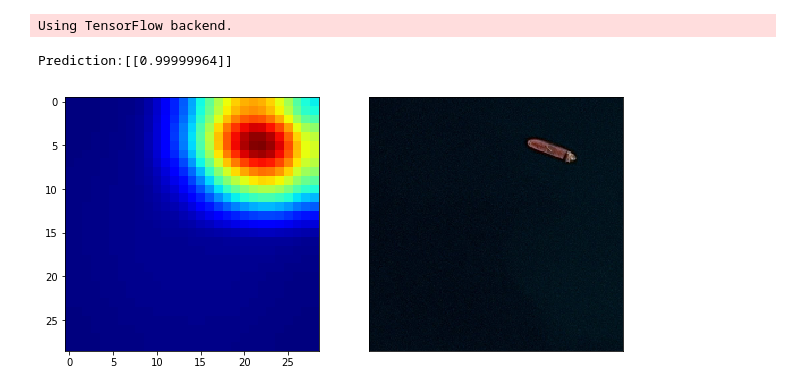
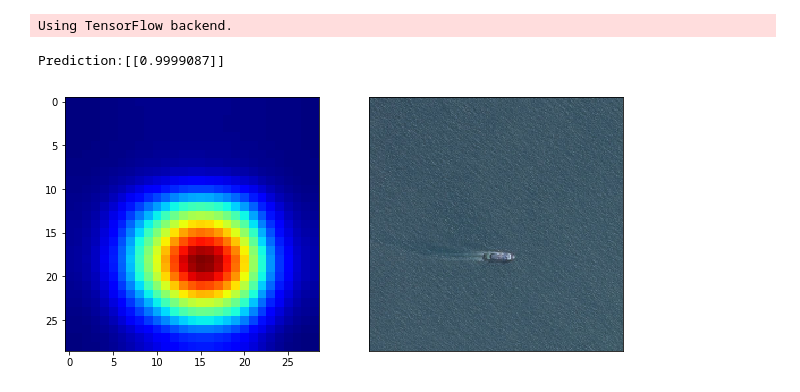
Before and after one commit to eric220/Ship_Sight, a Jupyter notebook: ship_sight.ipynb, the cells around one changed output. Cells and saved outputs as stored; diff of their text form; code cells hidden in the pictures.

```diff
--- a/ship_sight.ipynb
+++ b/ship_sight.ipynb
@@ -29,7 +29,7 @@ def get_targets():
 train_files, train_targets = get_targets()
 # %%
 def get_tensors():
-    eval_tensors = utils.paths_to_tensor(train_files[-100:]).astype('float32')/255
+    eval_tensors = utils.paths_to_tensor(train_files[:100]).astype('float32')/255
     return eval_tensors
 eval_tensors = get_tensors()
 # %%
@@ -69,22 +69,13 @@ act_model.compile(loss='categorical_crossentropy', optimizer = optimizers.SGD(lr
 # %%
 act_model.load_weights('ship_weights.hdf5')
 # %%
-
-#Precision = .85
-
-tensor_to_get = 16
-
+tensor_to_get = 1
 tensor_to_view = get_tensor(tensor_to_get)
-
 predition, activation_map = get_predictions(tensor_to_view)
-
 print("Prediction:{}" .format(predition))
-
 final_output = get_mask(activation_map)
-
 tensor_img = get_tensor_to_view(tensor_to_view)
-
 compare_images(tensor_to_get)
 # %% [output]
-Prediction:[[0.99999964]]
+Prediction:[[0.9999087]]
-[figure, old version]
+[figure, new version]
```
Also changed, not shown: 2 other files.
